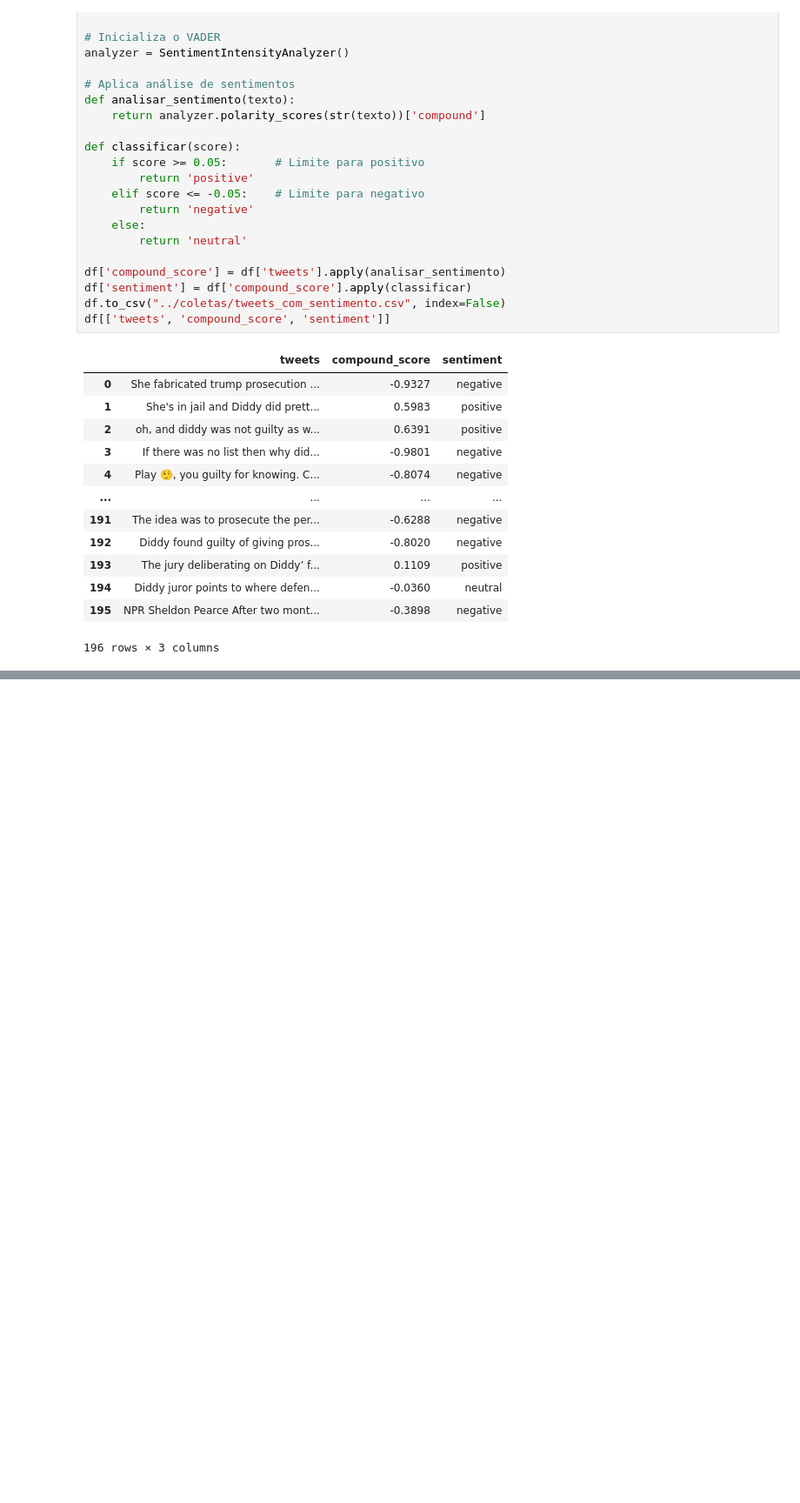
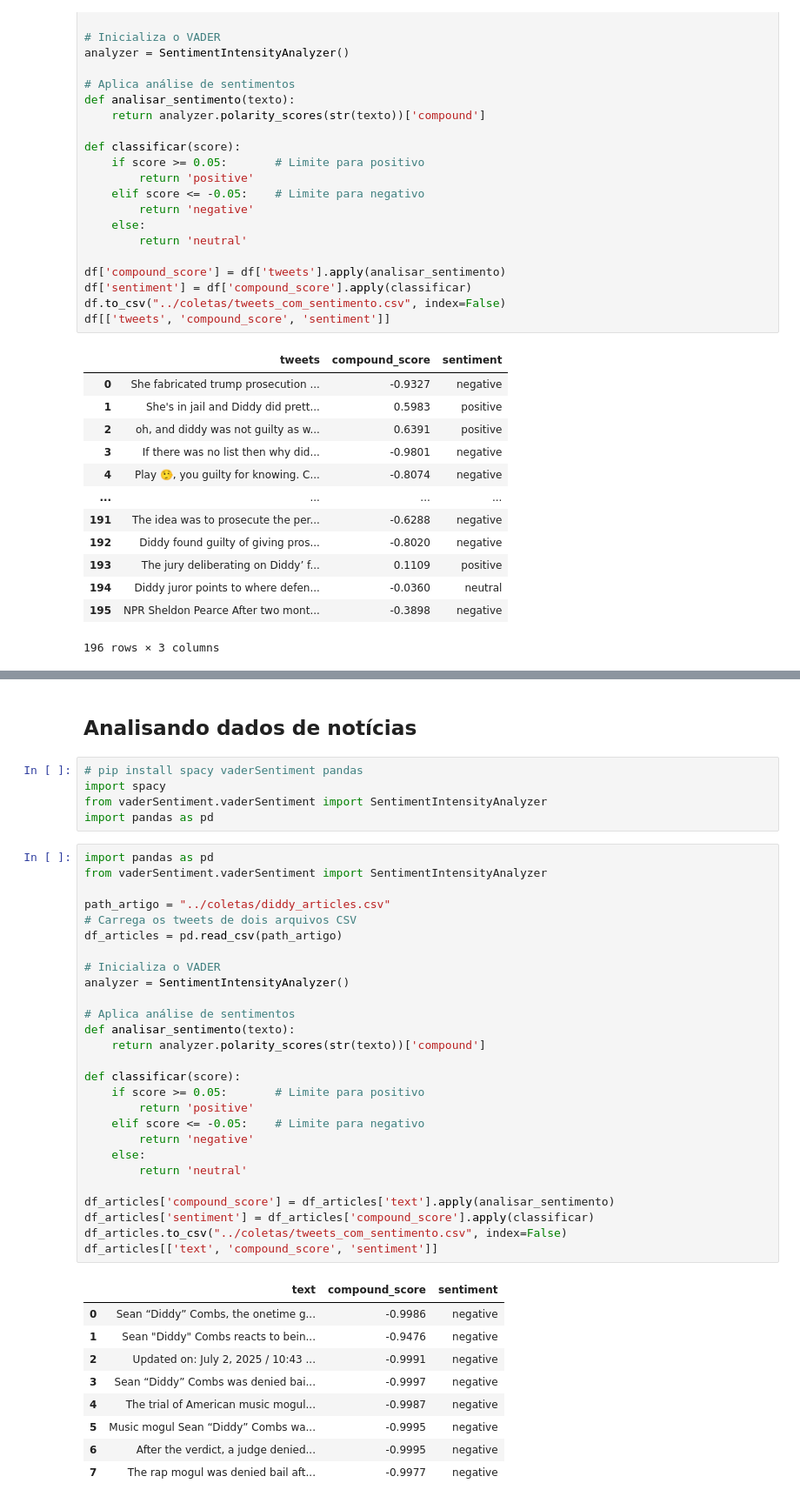
Before and after one commit to meowaax/modelagem-nlp, a Jupyter notebook: processamento/analise_nlp.ipynb, the cells around one changed output, grey strips where cells are left out. Shown at 87% size. Cells and saved outputs as stored; diff of their text form; blank space fills up the shorter version.

```diff
--- a/processamento/analise_nlp.ipynb
+++ b/processamento/analise_nlp.ipynb
@@ -53,0 +73,44 @@ df[['tweets', 'compound_score', 'sentiment']]
+# %% [markdown]
+## Analisando dados de notícias
+# %%
+# pip install spacy vaderSentiment pandas
+import spacy
+from vaderSentiment.vaderSentiment import SentimentIntensityAnalyzer
+import pandas as pd
+# %%
+import pandas as pd
+from vaderSentiment.vaderSentiment import SentimentIntensityAnalyzer
+
+path_artigo = "../coletas/diddy_articles.csv"
+# Carrega os tweets de dois arquivos CSV
+df_articles = pd.read_csv(path_artigo)
+
+# Inicializa o VADER
+analyzer = SentimentIntensityAnalyzer()
+
+# Aplica análise de sentimentos
+def analisar_sentimento(texto):
+    return analyzer.polarity_scores(str(texto))['compound']
+
+def classificar(score):
+    if score >= 0.05:       # Limite para positivo
+        return 'positive'
+    elif score <= -0.05:    # Limite para negativo
+        return 'negative'
+    else:
+        return 'neutral'
+
+df_articles['compound_score'] = df_articles['text'].apply(analisar_sentimento)
+df_articles['sentiment'] = df_articles['compound_score'].apply(classificar)
+df_articles.to_csv("../coletas/tweets_com_sentimento.csv", index=False)
+df_articles[['text', 'compound_score', 'sentiment']]
+# %% [output]
+|  | text | compound_score | sentiment |
+| 0 | Sean “Diddy” Combs, the onetime g... | -0.9986 | negative |
+| 1 | Sean "Diddy" Combs reacts to bein... | -0.9476 | negative |
+| 2 | Updated on: July 2, 2025 / 10:43 ... | -0.9991 | negative |
+| 3 | Sean “Diddy” Combs was denied bai... | -0.9997 | negative |
+| 4 | The trial of American music mogul... | -0.9987 | negative |
+| 5 | Music mogul Sean “Diddy” Combs wa... | -0.9995 | negative |
+| 6 | After the verdict, a judge denied... | -0.9995 | negative |
+| 7 | The rap mogul was denied bail aft... | -0.9977 | negative |
```
Also changed, not shown: parts of 7 cells of this notebook.
